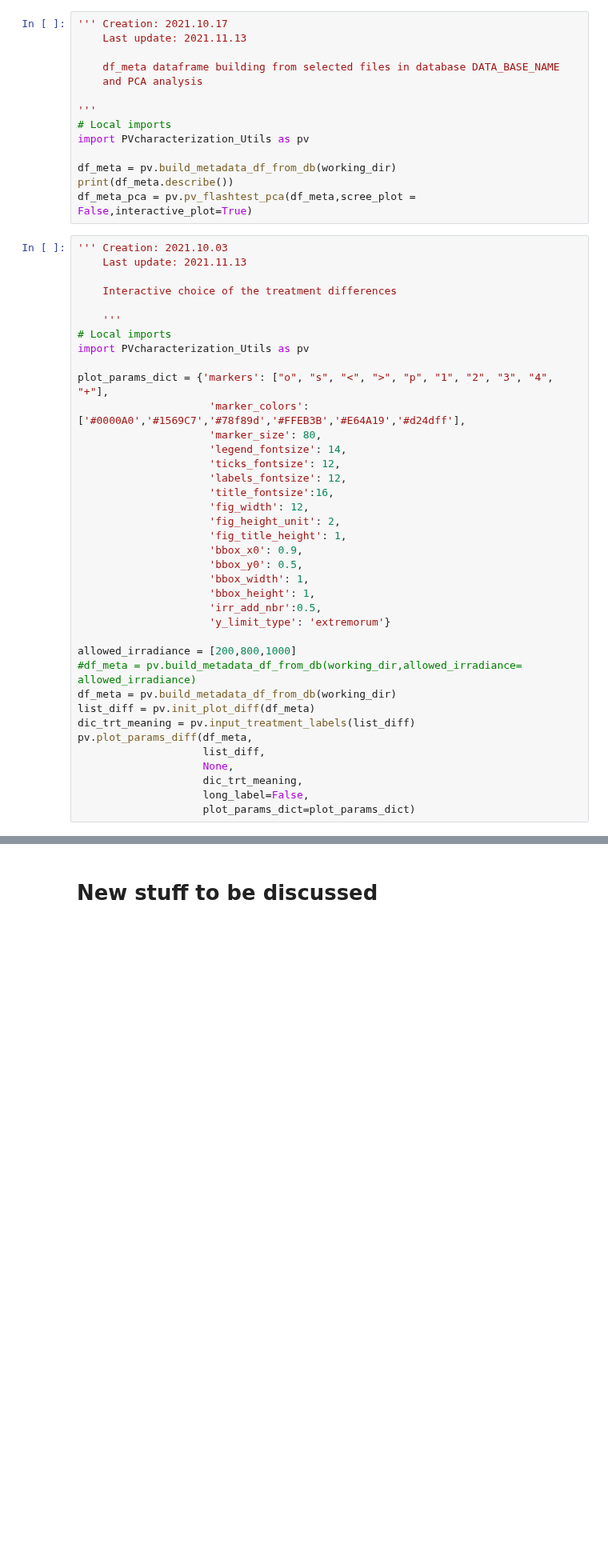
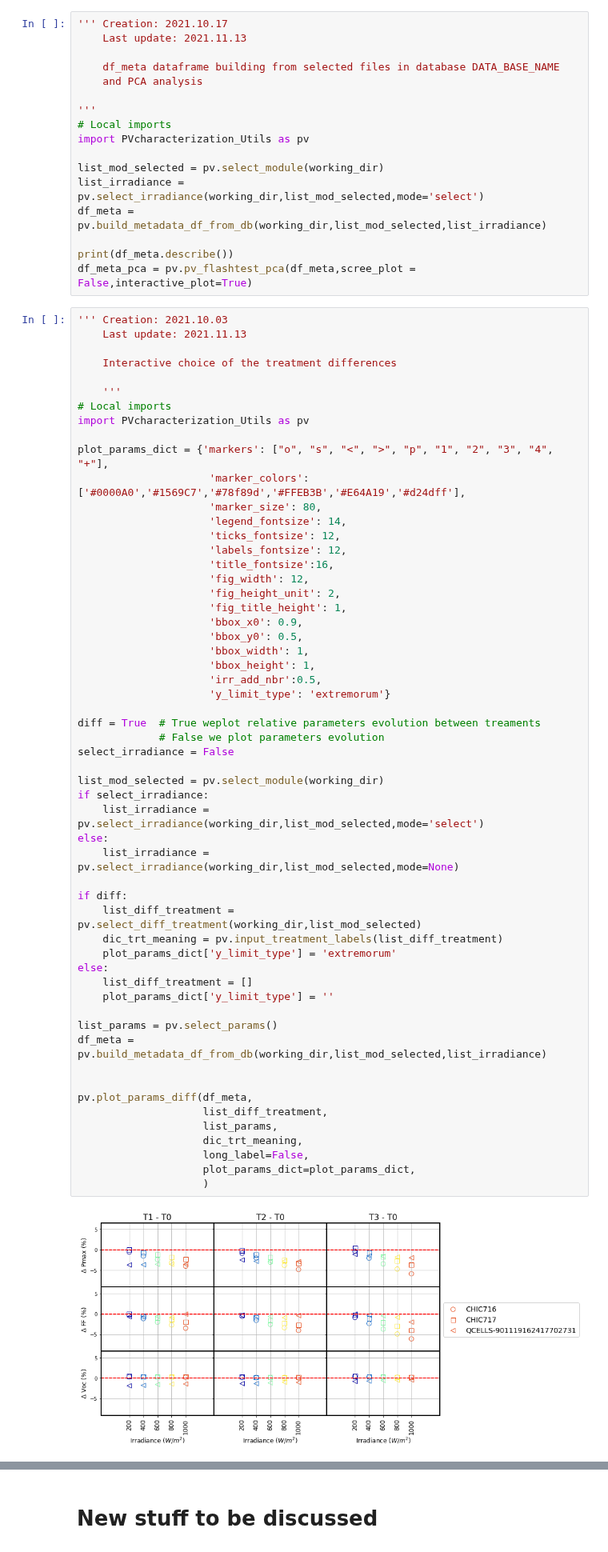
Before and after one commit to Bertin-fap/PVcharacterization, a Jupyter notebook: Module_aging.ipynb, the cells around one changed output, grey strips where cells are left out. Shown at 80% size. Saved outputs shown, nothing was run; the diff lists cells and outputs as text; blank space fills up the shorter version.

Commit message:
refactoring of the plot library, correction of bug in db library

```diff
--- a/Module_aging.ipynb
+++ b/Module_aging.ipynb
@@ -214,47 +219,70 @@ if filenames_correct=='y':
 # Local imports
 import PVcharacterization_Utils as pv
 
-df_meta = pv.build_metadata_df_from_db(working_dir)
+list_mod_selected = pv.select_module(working_dir)
+list_irradiance = pv.select_irradiance(working_dir,list_mod_selected,mode='select')
+df_meta = pv.build_metadata_df_from_db(working_dir,list_mod_selected,list_irradiance)
+
 print(df_meta.describe())
 df_meta_pca = pv.pv_flashtest_pca(df_meta,scree_plot = False,interactive_plot=True)
 # %%
 ''' Creation: 2021.10.03
     Last update: 2021.11.13
 
     Interactive choice of the treatment differences
 
     '''
 # Local imports
 import PVcharacterization_Utils as pv
 
 plot_params_dict = {'markers': ["o", "s", "<", ">", "p", "1", "2", "3", "4", "+"],
                      'marker_colors': ['#0000A0','#1569C7','#78f89d','#FFEB3B','#E64A19','#d24dff'],
                      'marker_size': 80,
                      'legend_fontsize': 14,
                      'ticks_fontsize': 12,
                      'labels_fontsize': 12,
                      'title_fontsize':16,
                      'fig_width': 12,
                      'fig_height_unit': 2,
                      'fig_title_height': 1,
                      'bbox_x0': 0.9,
                      'bbox_y0': 0.5,
                      'bbox_width': 1,
                      'bbox_height': 1,
                      'irr_add_nbr':0.5,
                      'y_limit_type': 'extremorum'}
 
-allowed_irradiance = [200,800,1000]
-#df_meta = pv.build_metadata_df_from_db(working_dir,allowed_irradiance= allowed_irradiance)
-df_meta = pv.build_metadata_df_from_db(working_dir)
-list_diff = pv.init_plot_diff(df_meta)
-dic_trt_meaning = pv.input_treatment_labels(list_diff)
+diff = True  # True weplot relative parameters evolution between treaments
+             # False we plot parameters evolution
+select_irradiance = False
+
+list_mod_selected = pv.select_module(working_dir)
+if select_irradiance:
+    list_irradiance = pv.select_irradiance(working_dir,list_mod_selected,mode='select')
+else:
+    list_irradiance = pv.select_irradiance(working_dir,list_mod_selected,mode=None)
+
+if diff:
+    list_diff_treatment = pv.select_diff_treatment(working_dir,list_mod_selected)
+    dic_trt_meaning = pv.input_treatment_labels(list_diff_treatment)
+    plot_params_dict['y_limit_type'] = 'extremorum'
+else:
+    list_diff_treatment = []
+    plot_params_dict['y_limit_type'] = ''
+
+list_params = pv.select_params()
+df_meta = pv.build_metadata_df_from_db(working_dir,list_mod_selected,list_irradiance)
+
+
 pv.plot_params_diff(df_meta,
-                    list_diff,
-                    None,
+                    list_diff_treatment,
+                    list_params,
                     dic_trt_meaning,
                     long_label=False,
-                    plot_params_dict=plot_params_dict)
+                    plot_params_dict=plot_params_dict,
+                    )
+# %% [output]
+[figure, added]
 # %%
 ''' Creation: 2021.09.19
     Last update: 2021.11.20
```
Also changed, not shown: parts of 8 cells of this notebook, 3 other files.
